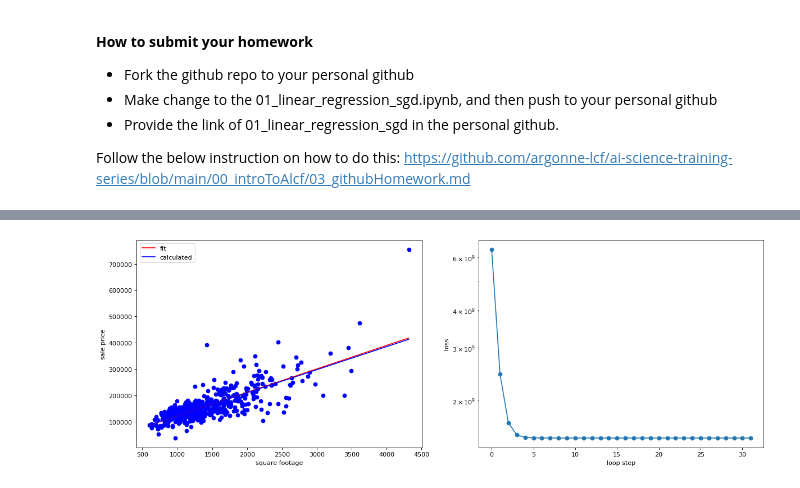
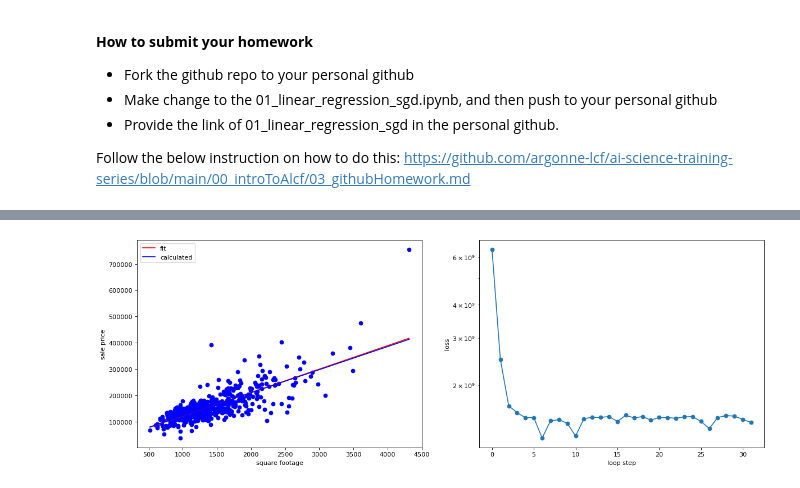
Before and after one commit to TheOlneyOne/ai-science-training-series, a Jupyter notebook: 01_intro_AI_on_Supercomputer/01_linear_regression_saves.ipynb, the cells around one changed output, grey strips where cells are left out. Cells and saved outputs as stored; diff of their text form; code cells hidden in the pictures.

```diff
--- a/01_intro_AI_on_Supercomputer/01_linear_regression_saves.ipynb
+++ b/01_intro_AI_on_Supercomputer/01_linear_regression_saves.ipynb
@@ -409,46 +409,49 @@ data_y = data_batch['SalePrice'].to_numpy()
 # we run our loop N times
 loop_N = 30*len(data)//batch_size
 for i in range(loop_N):
+    data_batch = data.sample(batch_size)
+    data_x = data_batch['GrLivArea'].to_numpy()
+    data_y = data_batch['SalePrice'].to_numpy()
    # update our slope and intercept based on the current values
-   m = updated_m(data_x,data_y,m,b,learning_rate_m)
-   b = updated_b(data_x,data_y,m,b,learning_rate_b)
+    m = updated_m(data_x,data_y,m,b,learning_rate_m)
+    b = updated_b(data_x,data_y,m,b,learning_rate_b)
 
    # calculate the loss value
-   loss_value = np.mean(loss(data_x,data_y,m,b))
+    loss_value = np.mean(loss(data_x,data_y,m,b))
 
    # keep a history of our loss values
-   loss_history.append(loss_value)
+    loss_history.append(loss_value)
 
    # print our progress
-   print('[%03d]  dy_i = %.2f * x + %.2f     previously calculated: y_i = %.2f * x + %.2f    loss: %f' % (i,m,b,m_calc,b_calc,loss_value))
+    print('[%03d]  dy_i = %.2f * x + %.2f     previously calculated: y_i = %.2f * x + %.2f    loss: %f' % (i,m,b,m_calc,b_calc,loss_value))
 
    # close/delete previous plots
-   plt.close('all')
+    plt.close('all')
 
    # create a 1 by 2 plot grid
-   fig,ax = plt.subplots(1,2,figsize=(18,6),dpi=80)
+    fig,ax = plt.subplots(1,2,figsize=(18,6),dpi=80)
    # lot our usual output
-   plot_data(data_x,data_y,m,b,ax[0])
+    plot_data(data_x,data_y,m,b,ax[0])
 
    # here we also plot the calculated linear fit for comparison
-   line_x = np.arange(data_x.min(),data_x.max())
-   line_y = line_x * m_calc + b_calc
-   ax[0].plot(line_x,line_y,'b-',label='calculated')
+    line_x = np.arange(data_x.min(),data_x.max())
+    line_y = line_x * m_calc + b_calc
+    ax[0].plot(line_x,line_y,'b-',label='calculated')
    # add a legend to the plot and x/y labels
-   ax[0].legend()
-   ax[0].set_xlabel('square footage')
-   ax[0].set_ylabel('sale price')
+    ax[0].legend()
+    ax[0].set_xlabel('square footage')
+    ax[0].set_ylabel('sale price')
 
    # plot the loss
-   loss_x = np.arange(0,len(loss_history))
-   loss_y = np.asarray(loss_history)
-   ax[1].plot(loss_x,loss_y, 'o-')
-   ax[1].set_yscale('log')
-   ax[1].set_xlabel('loop step')
-   ax[1].set_ylabel('loss')
-   plt.show()
+    loss_x = np.arange(0,len(loss_history))
+    loss_y = np.asarray(loss_history)
+    ax[1].plot(loss_x,loss_y, 'o-')
+    ax[1].set_yscale('log')
+    ax[1].set_xlabel('loop step')
+    ax[1].set_ylabel('loss')
+    plt.show()
    # gives us time to see the plot
-   time.sleep(2.5)
+    time.sleep(2.5)
    # clears the plot when the next plot is ready to show.
-   ipydis.clear_output(wait=True)
+    ipydis.clear_output(wait=True)
 # %% [output]
@@ -456,4 +459,4 @@ for i in range(loop_N):
-[figure, old version]
+[figure, new version]
 # %%
 ##Homework 1##
 # set our initial slope and intercept
```
Also changed, not shown: parts of 7 cells of this notebook.
